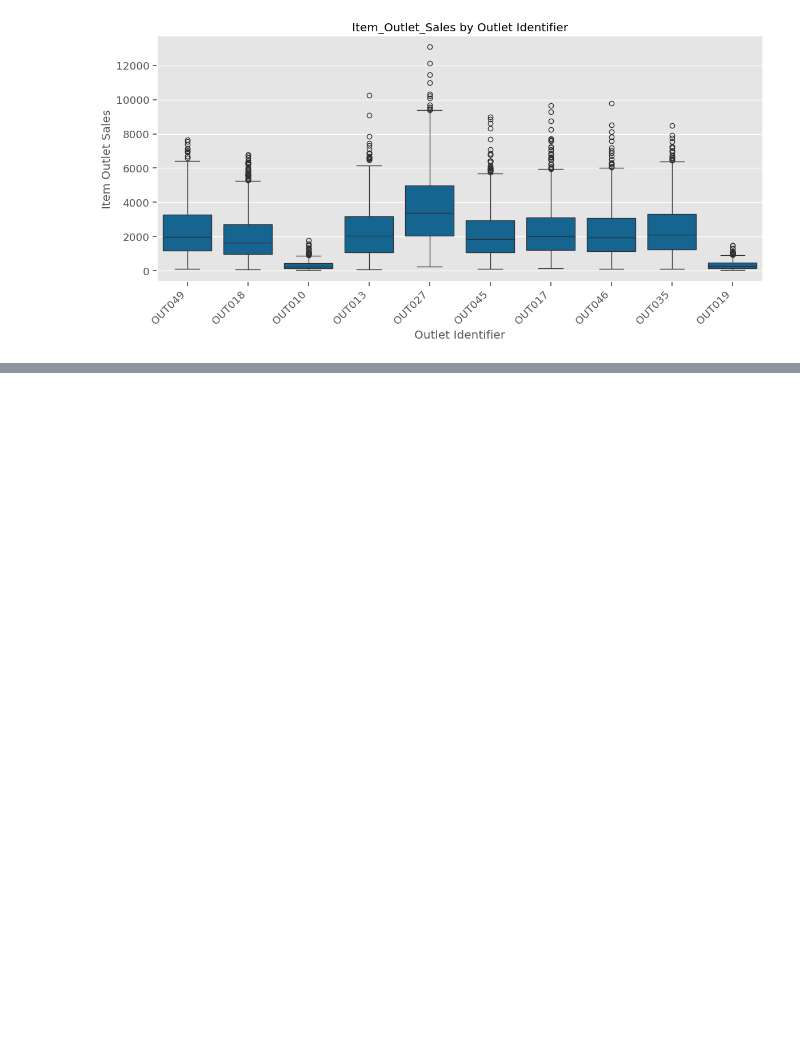
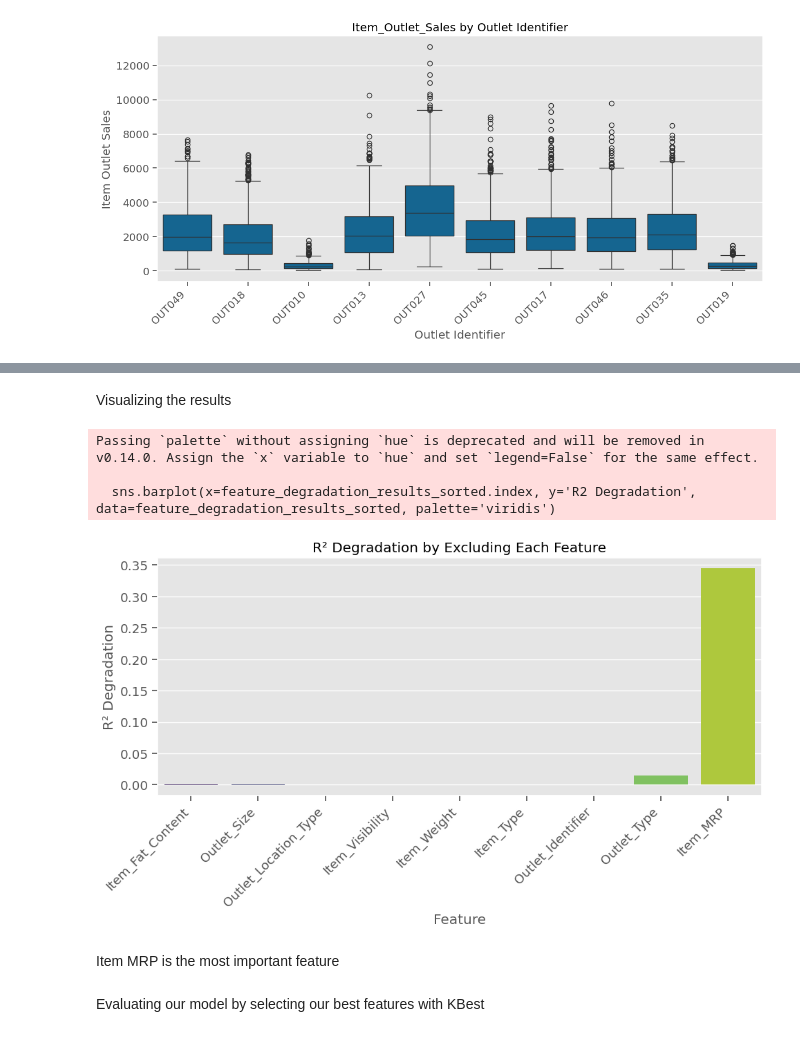
Before and after one commit to Khalil-Salama/Prediction-of-Product-Sales, a Jupyter notebook: Prediction_of_Product_Sales.ipynb, the cells around one changed output, grey strips where cells are left out. Cells and saved outputs as stored; diff of their text form; code cells hidden in the pictures; blank space fills up the shorter version.

```diff
--- a/Prediction_of_Product_Sales.ipynb
+++ b/Prediction_of_Product_Sales.ipynb
@@ -2658,0 +2754,5 @@ plt.show()
+# %%
+# Use the compare_feature_performance function with your best model
+feature_degradation_results = SVP_importance(best_model, X_train, y_train, X_test, y_test)
+# Display the results
+display(feature_degradation_results)
@@ -2658,0 +2787,26 @@ plt.show()
+# %% [markdown]
+Visualizing the results
+# %%
+import matplotlib.pyplot as plt
+import seaborn as sns
+
+# Sort the results for better visualization
+feature_degradation_results_sorted = feature_degradation_results.sort_values(by='R2 Degradation', ascending=True)
+
+plt.figure(figsize=(10, 6))
+sns.barplot(x=feature_degradation_results_sorted.index, y='R2 Degradation', data=feature_degradation_results_sorted, palette='viridis')
+plt.title('R² Degradation by Excluding Each Feature')
+plt.xlabel('Feature')
+plt.ylabel('R² Degradation')
+plt.xticks(rotation=45, ha='right')
+plt.tight_layout()
+plt.show();
+# %% [output]
+Passing `palette` without assigning `hue` is deprecated and will be removed in v0.14.0. Assign the `x` variable to `hue` and set `legend=False` for the same effect.
+
+  sns.barplot(x=feature_degradation_results_sorted.index, y='R2 Degradation', data=feature_degradation_results_sorted, palette='viridis')
+[figure, added]
+# %% [markdown]
+Item MRP is the most important feature
+# %% [markdown]
+Evaluating our model by selecting our best features with KBest
```
Also changed, not shown: parts of 17 cells of this notebook.
